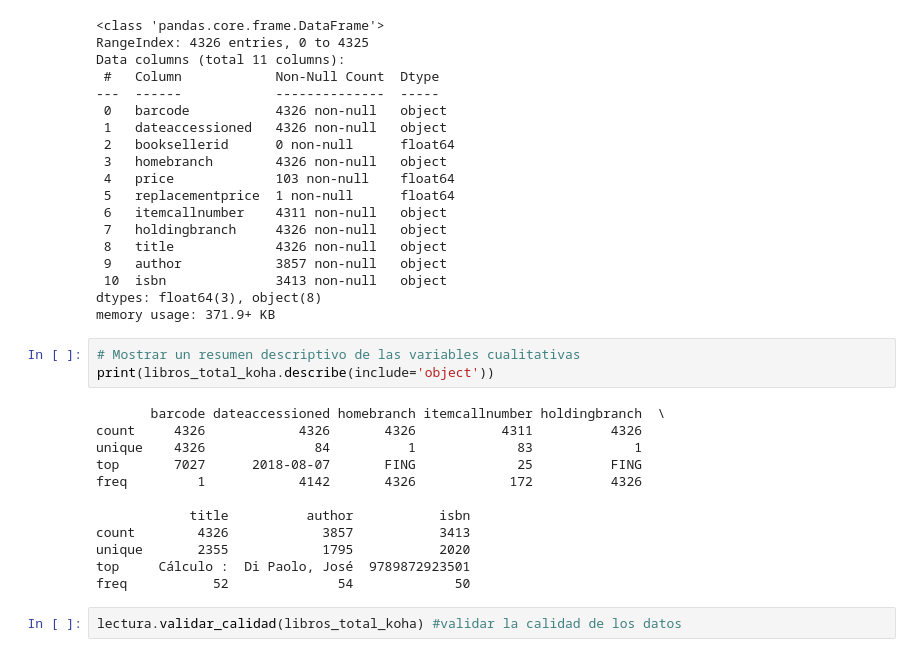
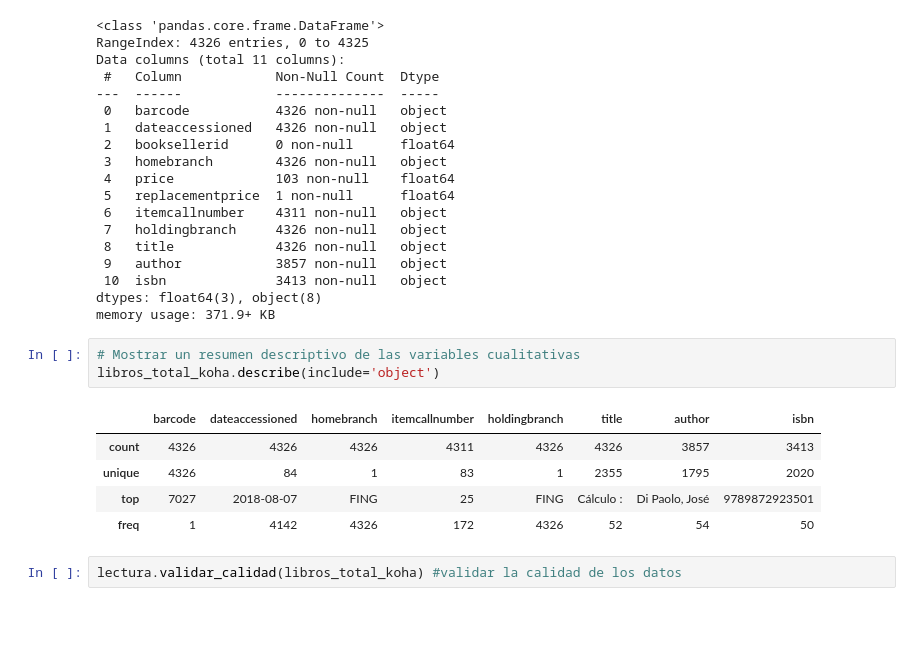
Before and after one commit to axelescalante0/Practica-Biblioteca, a Jupyter notebook: notebooks/analisis_exploratorio.ipynb, the cells around one changed output. Drawn from its saved outputs; the diff is of its cells as text; blank space fills up the shorter version.

```diff
--- a/notebooks/analisis_exploratorio.ipynb
+++ b/notebooks/analisis_exploratorio.ipynb
@@ -54,19 +54,13 @@ dtypes: float64(3), object(8)
 memory usage: 371.9+ KB
 # %%
 # Mostrar un resumen descriptivo de las variables cualitativas
-print(libros_total_koha.describe(include='object'))
+libros_total_koha.describe(include='object')
 # %% [output]
-       barcode dateaccessioned homebranch itemcallnumber holdingbranch  \
-count     4326            4326       4326           4311          4326
-unique    4326              84          1             83             1
-top       7027      2018-08-07       FING             25          FING
-freq         1            4142       4326            172          4326
-
-            title          author           isbn
-count        4326            3857           3413
-unique       2355            1795           2020
-top     Cálculo :  Di Paolo, José  9789872923501
-freq           52              54             50
+|  | barcode | dateaccessioned | homebranch | itemcallnumber | holdingbranch | title | author | isbn |
+| count | 4326 | 4326 | 4326 | 4311 | 4326 | 4326 | 3857 | 3413 |
+| unique | 4326 | 84 | 1 | 83 | 1 | 2355 | 1795 | 2020 |
+| top | 7027 | 2018-08-07 | FING | 25 | FING | Cálculo : | Di Paolo, José | 9789872923501 |
+| freq | 1 | 4142 | 4326 | 172 | 4326 | 52 | 54 | 50 |
 # %%
 lectura.validar_calidad(libros_total_koha) #validar la calidad de los datos
 # %% [output]
```
